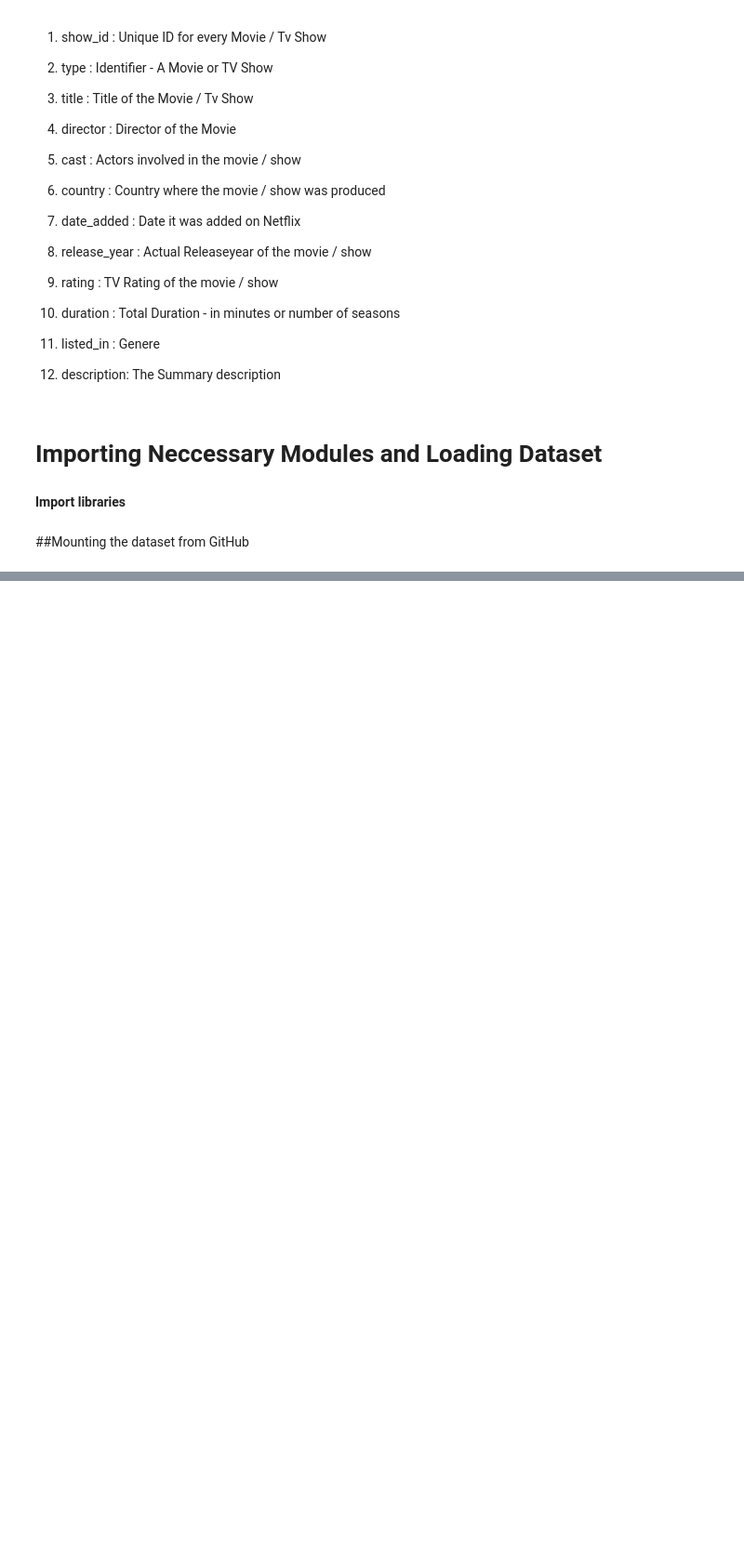
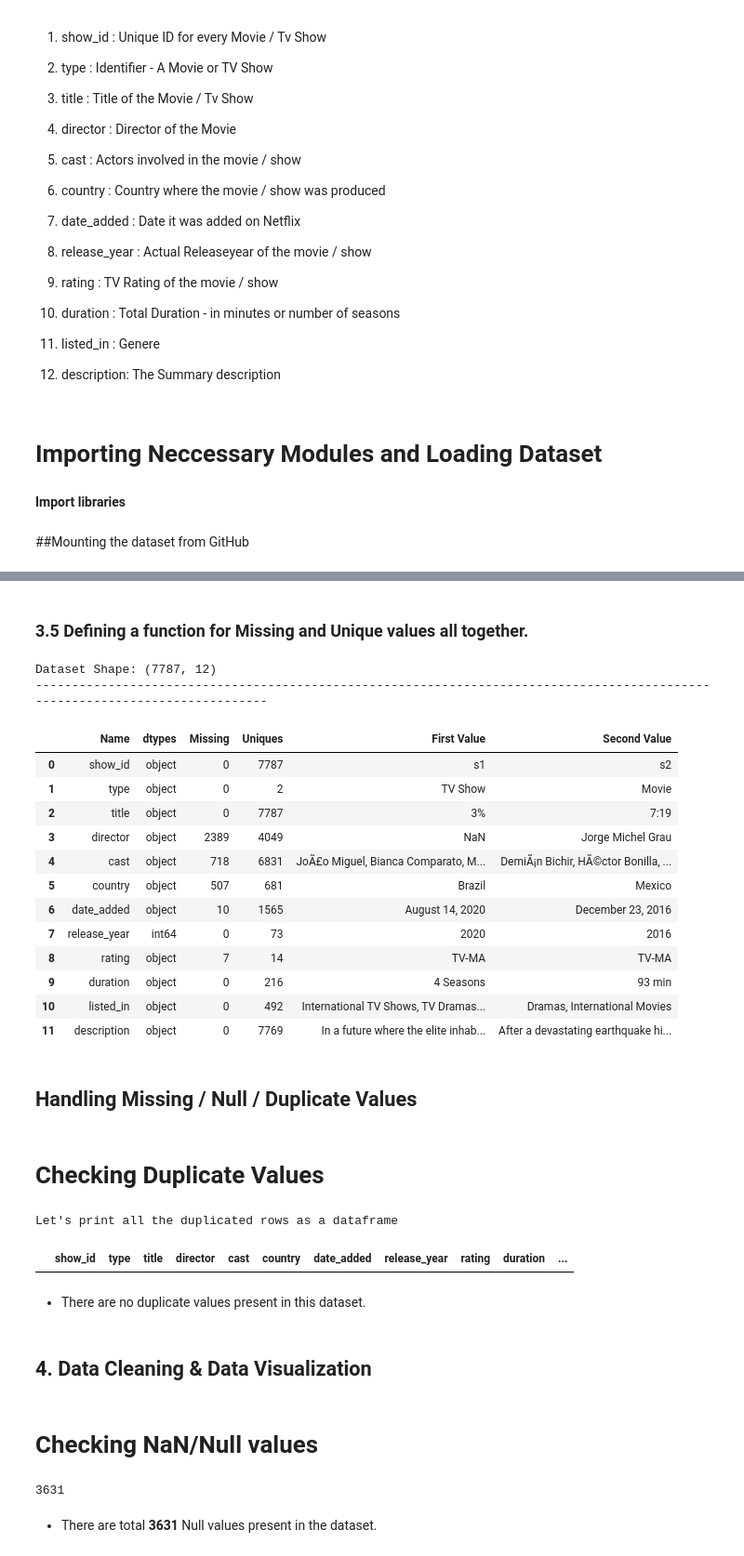
Before and after one commit to VrushankAmare/Netflix-Movies-and-TV-Shows-Clustering, a Jupyter notebook: NETFLIX_MOVIES_AND_TV_SHOWS_CLUSTERING.ipynb, the cells around one changed output, grey strips where cells are left out. Shown: that part at 93% size. Saved outputs shown, nothing was run; the diff lists cells and outputs as text; code cells hidden in the pictures; blank space fills up the shorter version.

```diff
--- a/NETFLIX_MOVIES_AND_TV_SHOWS_CLUSTERING.ipynb
+++ b/NETFLIX_MOVIES_AND_TV_SHOWS_CLUSTERING.ipynb
@@ -122,0 +188,60 @@ HTTPError: ignored
+# %% [markdown]
+### 3.5 Defining a function for Missing and Unique values all together.
+# %%
+#creating a function for datainfo
+def DataInfoAll(df):
+    print(f"Dataset Shape: {df.shape}")
+    print("-"*125)
+    summary = pd.DataFrame(df.dtypes,columns=['dtypes'])
+    summary = summary.reset_index()
+    summary['Name'] = summary['index']
+    summary = summary[['Name','dtypes']]
+    summary['Missing'] = df.isnull().sum().values
+    summary['Uniques'] = df.nunique().values
+    summary['First Value'] = df.iloc[0].values
+    summary['Second Value'] = df.iloc[1].values
+    return summary
+# %%
+#checking DataInfoAll values
+DataInfoAll(Netflix_df)
+# %% [output]
+Dataset Shape: (7787, 12)
+-----------------------------------------------------------------------------------------------------------------------------
+|  | Name | dtypes | Missing | Uniques | First Value | Second Value |
+| 0 | show_id | object | 0 | 7787 | s1 | s2 |
+| 1 | type | object | 0 | 2 | TV Show | Movie |
+| 2 | title | object | 0 | 7787 | 3% | 7:19 |
+| 3 | director | object | 2389 | 4049 | NaN | Jorge Michel Grau |
+| 4 | cast | object | 718 | 6831 | JoÃ£o Miguel, Bianca Comparato, M... | DemiÃ¡n Bichir, HÃ©ctor Bonilla, ... |
+| 5 | country | object | 507 | 681 | Brazil | Mexico |
+| 6 | date_added | object | 10 | 1565 | August 14, 2020 | December 23, 2016 |
+| 7 | release_year | int64 | 0 | 73 | 2020 | 2016 |
+| 8 | rating | object | 7 | 14 | TV-MA | TV-MA |
+| 9 | duration | object | 0 | 216 | 4 Seasons | 93 min |
+| 10 | listed_in | object | 0 | 492 | International TV Shows, TV Dramas... | Dramas, International Movies |
+| 11 | description | object | 0 | 7769 | In a future where the elite inhab... | After a devastating earthquake hi... |
+# %% [markdown]
+## **Handling Missing / Null / Duplicate Values**
+# %% [markdown]
+# Checking Duplicate Values
+# %%
+#print duplicate values
+df_duplicate = Netflix_df[Netflix_df.duplicated()]
+print("Let's print all the duplicated rows as a dataframe")
+df_duplicate
+# %% [output]
+Let's print all the duplicated rows as a dataframe
+|  | show_id | type | title | director | cast | country | date_added | release_year | rating | duration | ... |
+# %% [markdown]
+* There are no duplicate values present in this dataset.
+# %% [markdown]
+##    <b>4. Data Cleaning & Data Visualization
+# %% [markdown]
+# Checking NaN/Null values
+# %%
+#total null values in dataset
+Netflix_df.isnull().sum().sum()
+# %% [output]
+3631
+# %% [markdown]
+* There are total **3631** Null values present in the dataset.
```
Also changed, not shown: parts of 33 cells of this notebook.
